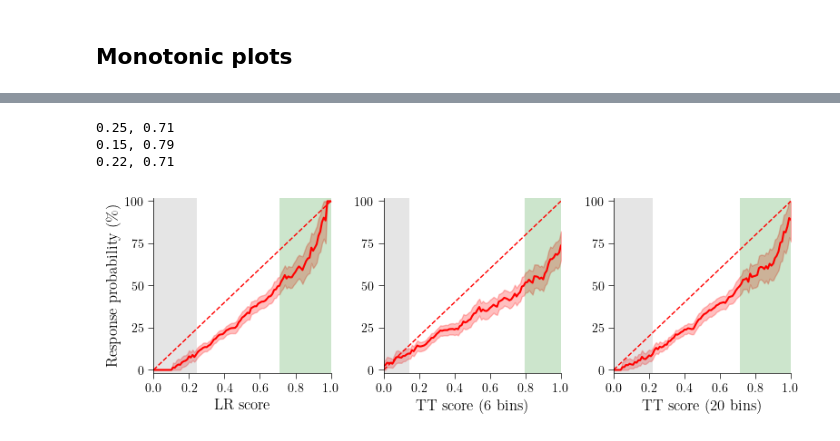
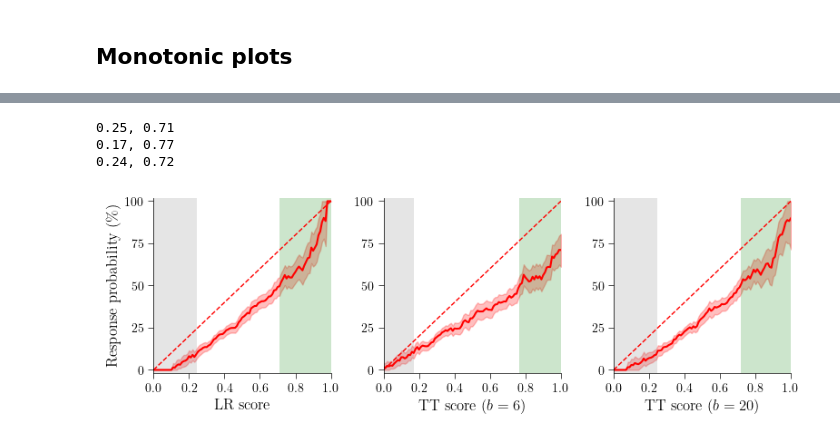
Before and after one commit to joserapa98/tns4loris, a Jupyter notebook: interpretability/interpretability.ipynb, the cells around one changed output, grey strips where cells are left out. Saved outputs shown, nothing was run; the diff lists cells and outputs as text; code cells hidden in the pictures.

```diff
--- a/interpretability/interpretability.ipynb
+++ b/interpretability/interpretability.ipynb
@@ -1741,7 +864,7 @@ for cancer_idx in [2, 3, 4, 12]:  #range(16)
                                                       scalers_dict=scalers_train))
 
     cancer_scores = torch.tensor(cancer_scores)
-    cancer_scores = cancer_scores / cancer_scores.abs().max()
+    # cancer_scores = cancer_scores / cancer_scores.abs().max()
 
     # print(cancer_scores)
     scores_by_cancer.append(cancer_scores)
@@ -1852,7 +977,7 @@ plt.rcParams['xtick.minor.size'] = 2
 plt.rcParams['ytick.minor.size'] = 2
 
 
-figures_dir = os.path.join(cwd, 'interpretability', 'figures')
+figures_dir = os.path.join(cwd, 'figures')
 os.makedirs(figures_dir, exist_ok=True)
 # %%
 # Load data
@@ -1873,7 +998,7 @@ datasets = ['Chowell_train', 'Chowell_test', 'MSK1', 'MSK2', 'Shim_NSCLC',
 scaler_type = 'standard'
 
 dataset = datasets #['Chowell_train'] # 'MSK1', 'MSK2'
-data_train, scalers_train = load_data(cwd,
+data_train, scalers_train = load_data(data_dir,
                                       featuresNA,
                                       phenoNA,
                                       dataset,
@@ -1947,4 +1072,12 @@ Test:
     Class 1: 81 / 127 (0.6378)
+# %%
+# save
+# torch.save(mps2.tensors, os.path.join(models_dir, 'mps2.pt'))
+
+# load
+cores2 = torch.load(os.path.join(models_dir, 'mps2.pt'))
+mps2 = tk.models.MPSLayer(tensors=cores2)
+mps2.trace(torch.zeros(1, xt_sketch.size(1), phys_dim))
 # %%
 def embedding(data):
     return tk.embeddings.poly(data, degree=phys_dim - 1).float()
@@ -1957,36 +1090,36 @@ def tt_model2(data):
 fig, ax = plt.subplots(1, 3, figsize=(8, 2.75))
 
 ax[0], x_gray, x_green = response_curve(lr_van_model,
                                         xt_train,
                                         yt_train,
                                         'LR score',
                                         ax[0])
 print(f'{x_gray:.2f}, {x_green:.2f}')
 
 ax[1], x_gray, x_green = response_curve(tt_model,
                                         xt_train,
                                         yt_train,
-                                        'TT score (6 bins)',
+                                        r'TT score ($b=6$)',
                                         ax[1])
 print(f'{x_gray:.2f}, {x_green:.2f}')
 
 ax[2], x_gray, x_green = response_curve(tt_model2,
                                         xt_train,
                                         yt_train,
-                                        'TT score (20 bins)',
+                                        r'TT score ($b=20$)',
                                         ax[2])
 print(f'{x_gray:.2f}, {x_green:.2f}')
 
 
 ax[0].set_ylabel('Response probability (\%)')
 
 
 plt.tight_layout()
-plt.savefig(os.path.join(figures_dir, 'monotonic.pdf'),
+plt.savefig(os.path.join(figures_dir, 'monotonicity.pdf'),
             bbox_inches='tight')
 plt.show()
 # %% [output]
 0.25, 0.71
-0.15, 0.79
-0.22, 0.71
+0.17, 0.77
+0.24, 0.72
-[figure, old version]
+[figure, new version]
```
Also changed, not shown: parts of 59 cells of this notebook, 10 other files.
